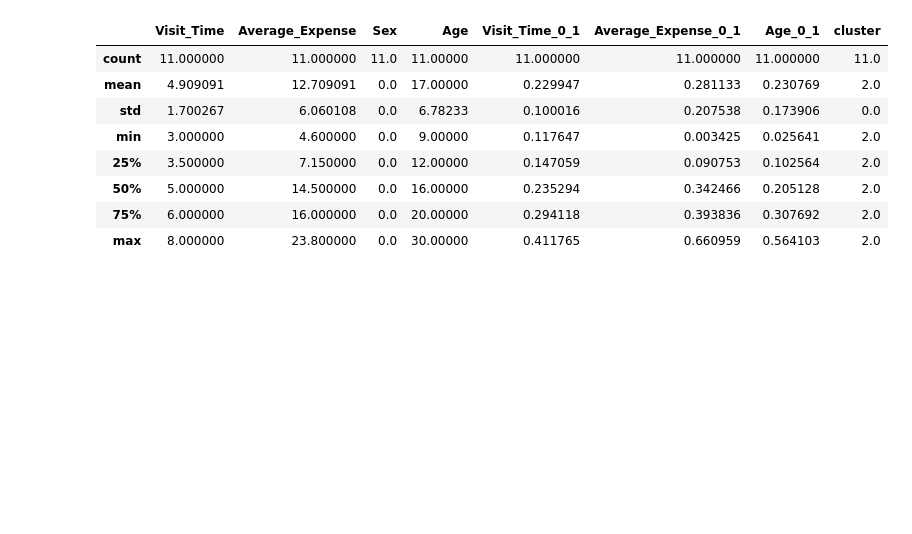
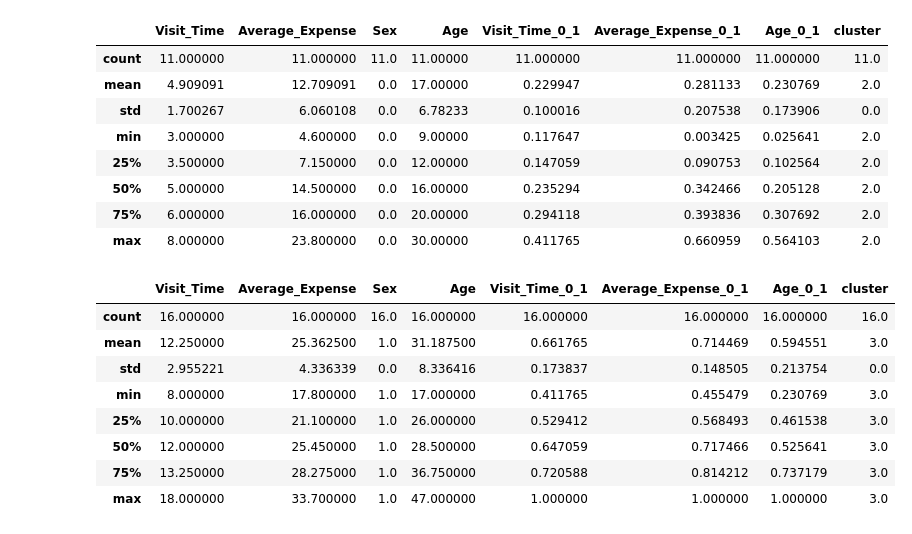
Before and after one commit to oscarm524/data_445_dummy, a Jupyter notebook: In_Class_Assignments/In_Class_Assignment_Clustering.ipynb, the cells around one changed output. Cells and saved outputs as stored; diff of their text form; code cells hidden in the pictures; blank space fills up the shorter version.

Commit message:
adding cluster 3 description

```diff
--- a/In_Class_Assignments/In_Class_Assignment_Clustering.ipynb
+++ b/In_Class_Assignments/In_Class_Assignment_Clustering.ipynb
@@ -126,3 +126,17 @@ cluster_2.describe()
 | 50% | 5.000000 | 14.500000 | 0.0 | 16.00000 | 0.235294 | 0.342466 | 0.205128 | 2.0 |
 | 75% | 6.000000 | 16.000000 | 0.0 | 20.00000 | 0.294118 | 0.393836 | 0.307692 | 2.0 |
 | max | 8.000000 | 23.800000 | 0.0 | 30.00000 | 0.411765 | 0.660959 | 0.564103 | 2.0 |
+# %%
+## Cluster 3
+cluster_3 = customers[customers['cluster'] == 3].reset_index(drop = True)
+cluster_3.describe()
+# %% [output]
+|  | Visit_Time | Average_Expense | Sex | Age | Visit_Time_0_1 | Average_Expense_0_1 | Age_0_1 | cluster |
+| count | 16.000000 | 16.000000 | 16.0 | 16.000000 | 16.000000 | 16.000000 | 16.000000 | 16.0 |
+| mean | 12.250000 | 25.362500 | 1.0 | 31.187500 | 0.661765 | 0.714469 | 0.594551 | 3.0 |
+| std | 2.955221 | 4.336339 | 0.0 | 8.336416 | 0.173837 | 0.148505 | 0.213754 | 0.0 |
+| min | 8.000000 | 17.800000 | 1.0 | 17.000000 | 0.411765 | 0.455479 | 0.230769 | 3.0 |
+| 25% | 10.000000 | 21.100000 | 1.0 | 26.000000 | 0.529412 | 0.568493 | 0.461538 | 3.0 |
+| 50% | 12.000000 | 25.450000 | 1.0 | 28.500000 | 0.647059 | 0.717466 | 0.525641 | 3.0 |
+| 75% | 13.250000 | 28.275000 | 1.0 | 36.750000 | 0.720588 | 0.814212 | 0.737179 | 3.0 |
+| max | 18.000000 | 33.700000 | 1.0 | 47.000000 | 1.000000 | 1.000000 | 1.000000 | 3.0 |
```
